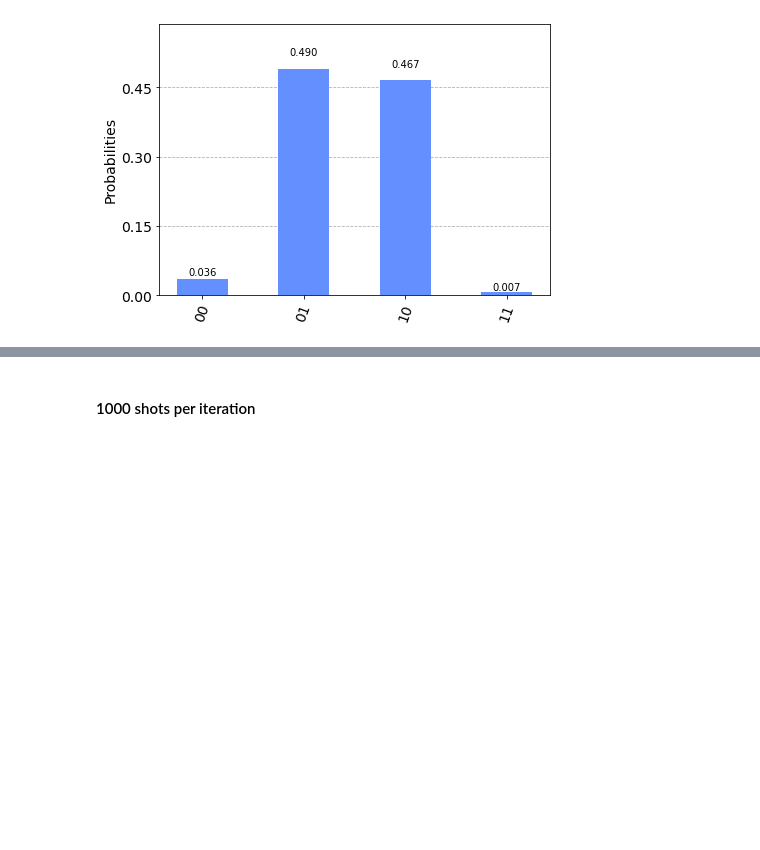
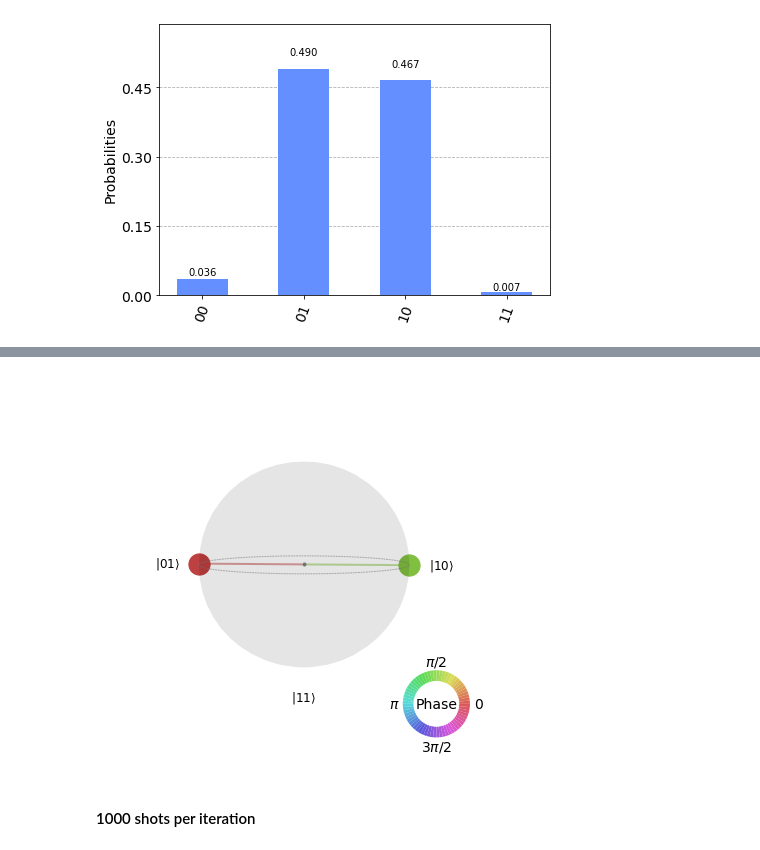
Before and after one commit to harshitgarg22/qosf-screening, a Jupyter notebook: task_2/task_2.ipynb, the cells around one changed output, grey strips where cells are left out. Cells and saved outputs as stored; diff of their text form; code cells hidden in the pictures; blank space fills up the shorter version.

```diff
--- a/task_2/task_2.ipynb
+++ b/task_2/task_2.ipynb
@@ -368,3 +406,9 @@ plt.show()
+# %%
+qc_sv = base_circuit_without_measure(q0_thetas_optimal[100], q1_thetas_optimal[100])
+sv = Statevector(data=[1,0,0,0]).evolve(Operator(qc_sv))
+plot_state_qsphere(sv)
+# %% [output]
+[figure, added]
 # %% [markdown]
 #### 1000 shots per iteration
 # %%
```
Also changed, not shown: parts of 11 cells of this notebook.
